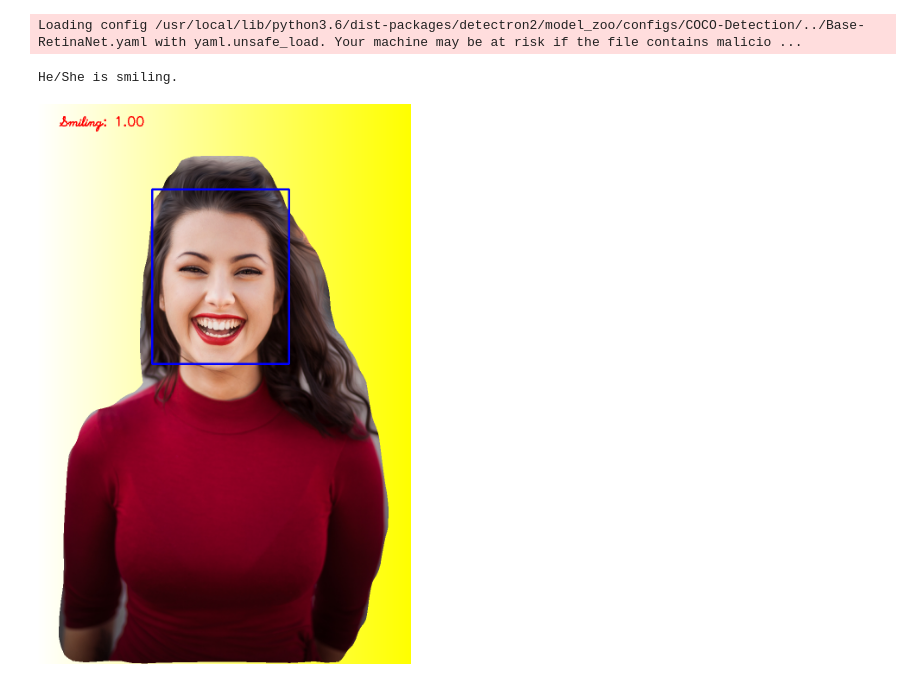
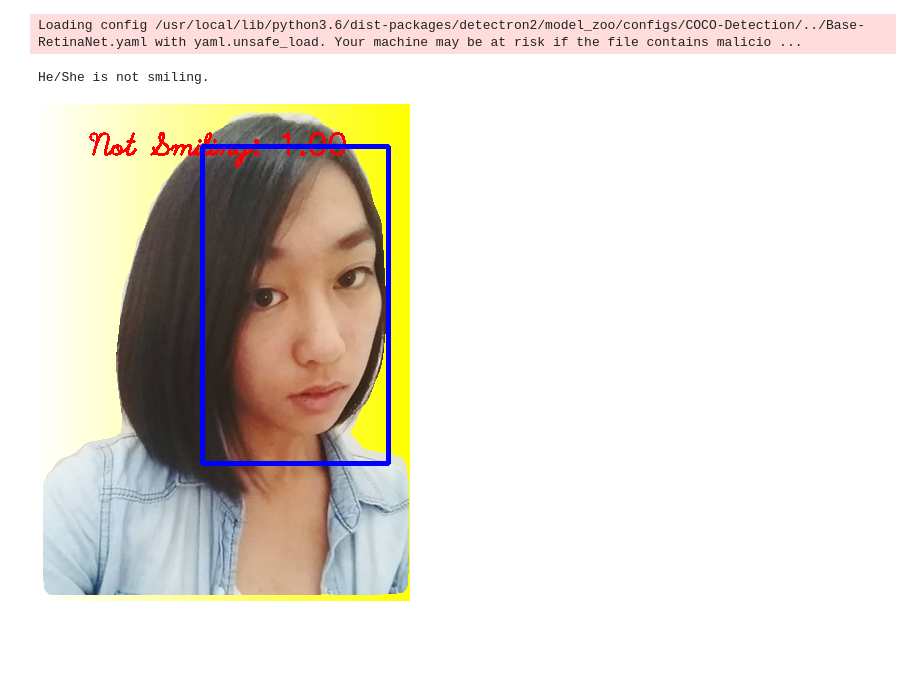
Before and after one commit to karan469/Smart-Filter, a Jupyter notebook: Ensemble.ipynb, the cells around one changed output. Cells and saved outputs as stored; diff of their text form; code cells hidden in the pictures; blank space fills up the shorter version.

```diff
--- a/Ensemble.ipynb
+++ b/Ensemble.ipynb
@@ -316,7 +317,7 @@ def createThumbnail(filename):
 # %%
 createThumbnail('robert.jpg')
 # %%
-ensemble('selfie1.png')
+ensemble('selfie2.png')
 # %% [output]
-He/She is smiling.
+He/She is not smiling.
-[figure, old version]
+[figure, new version]
```
Also changed, not shown: parts of 1 cell of this notebook.
